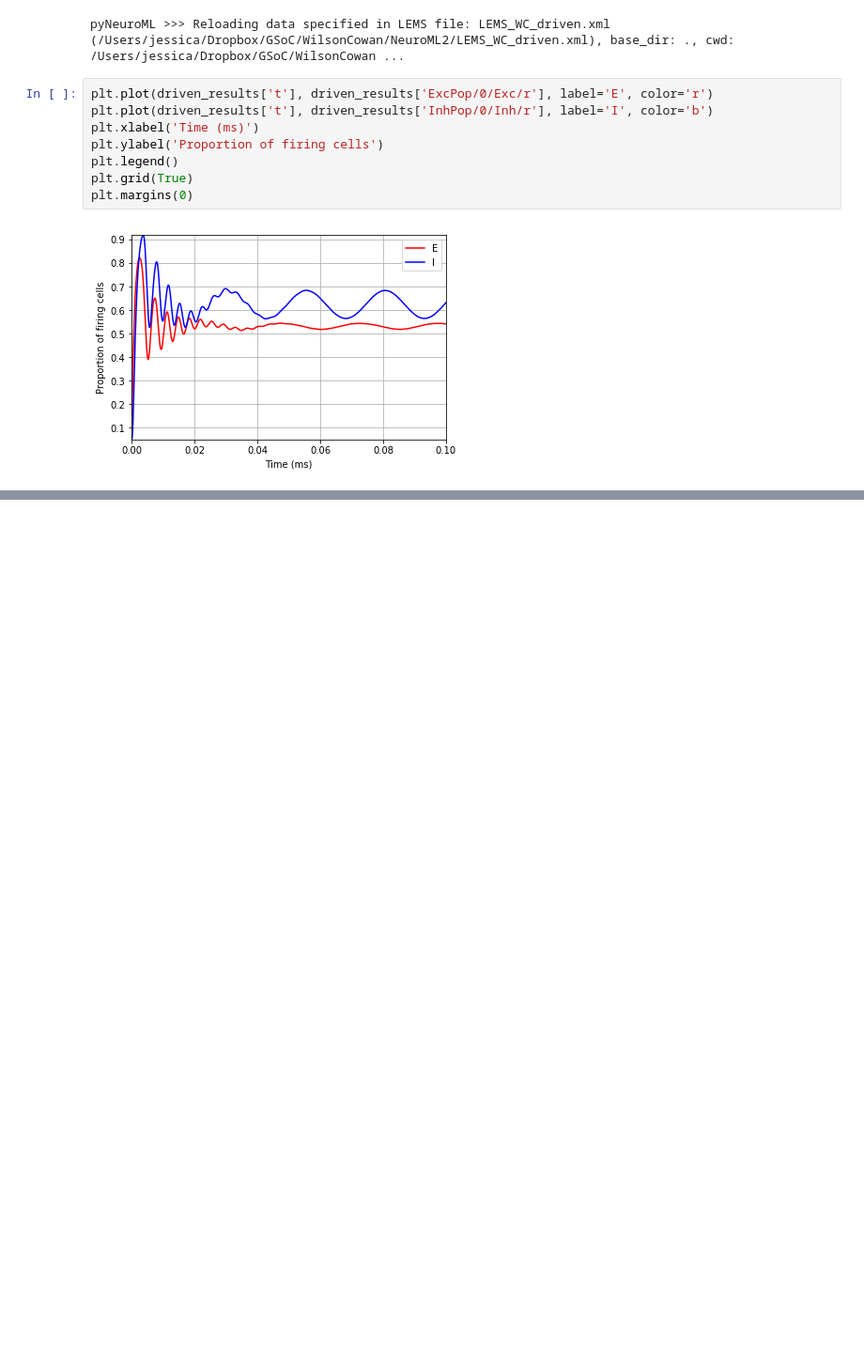
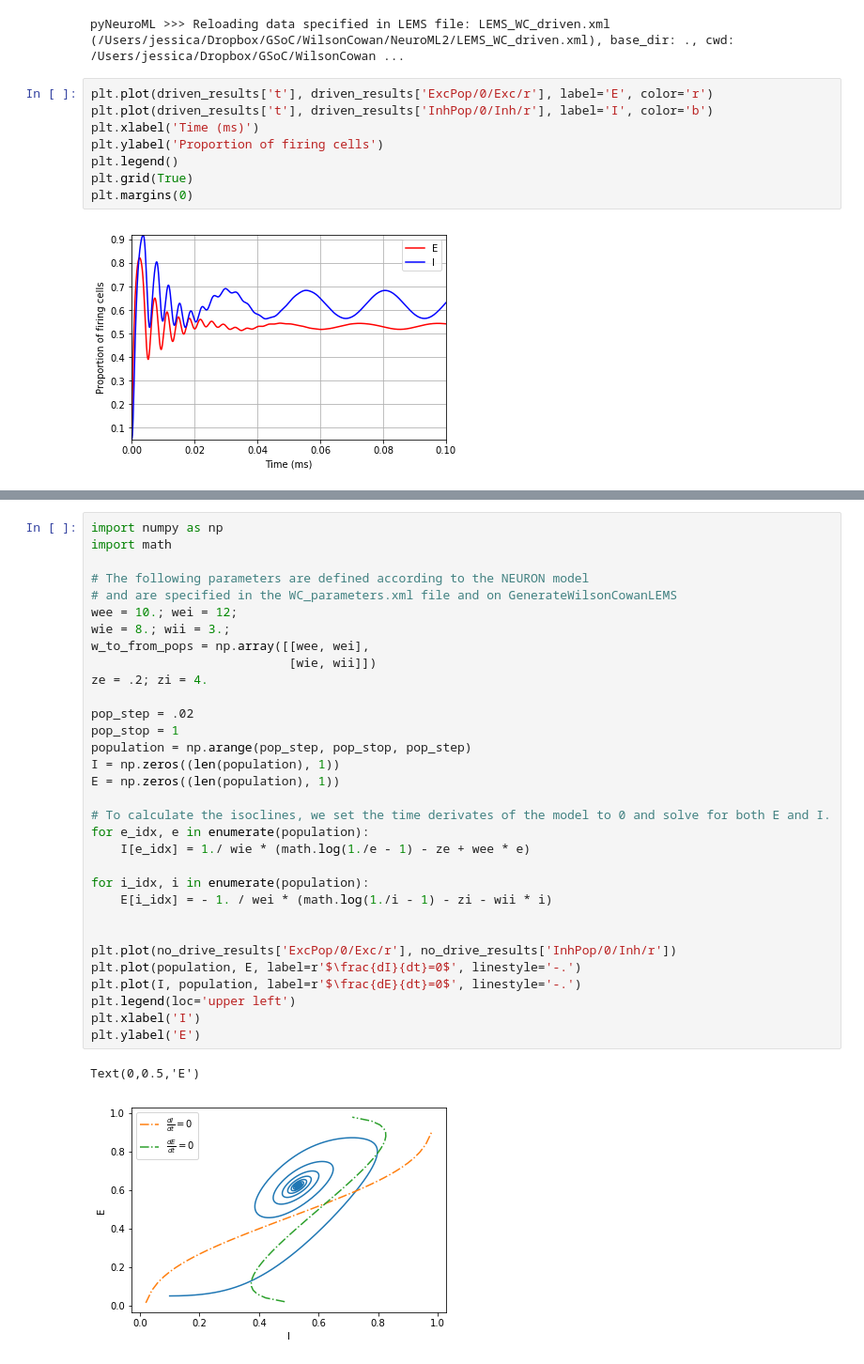
Before and after one commit to OpenSourceBrain/WilsonCowan, a Jupyter notebook: notebooks/Wilson_Cowan.ipynb, the cells around one changed output, grey strips where cells are left out. Shown at 94% size. Saved outputs shown, nothing was run; the diff lists cells and outputs as text; blank space fills up the shorter version.

Commit message:
Improve the documentation
* Add python README
* Add images
* Improve Jupyter notebook

```diff
--- a/notebooks/Wilson_Cowan.ipynb
+++ b/notebooks/Wilson_Cowan.ipynb
@@ -64,0 +92,35 @@ plt.margins(0)
+# %%
+import numpy as np
+import math
+
+# The following parameters are defined according to the NEURON model
+# and are specified in the WC_parameters.xml file and on GenerateWilsonCowanLEMS
+wee = 10.; wei = 12;
+wie = 8.; wii = 3.;
+w_to_from_pops = np.array([[wee, wei],
+                           [wie, wii]])
+ze = .2; zi = 4.
+
+pop_step = .02
+pop_stop = 1
+population = np.arange(pop_step, pop_stop, pop_step)
+I = np.zeros((len(population), 1))
+E = np.zeros((len(population), 1))
+
+# To calculate the isoclines, we set the time derivates of the model to 0 and solve for both E and I.
+for e_idx, e in enumerate(population):
+    I[e_idx] = 1./ wie * (math.log(1./e - 1) - ze + wee * e)
+
+for i_idx, i in enumerate(population):
+    E[i_idx] = - 1. / wei * (math.log(1./i - 1) - zi - wii * i)
+
+
+plt.plot(no_drive_results['ExcPop/0/Exc/r'], no_drive_results['InhPop/0/Inh/r'])
+plt.plot(population, E, label=r'$\frac{dI}{dt}=0$', linestyle='-.')
+plt.plot(I, population, label=r'$\frac{dE}{dt}=0$', linestyle='-.')
+plt.legend(loc='upper left')
+plt.xlabel('I')
+plt.ylabel('E')
+# %% [output]
+Text(0,0.5,'E')
+[figure, added]
```
Also changed, not shown: parts of 13 cells of this notebook, 12 other files.
